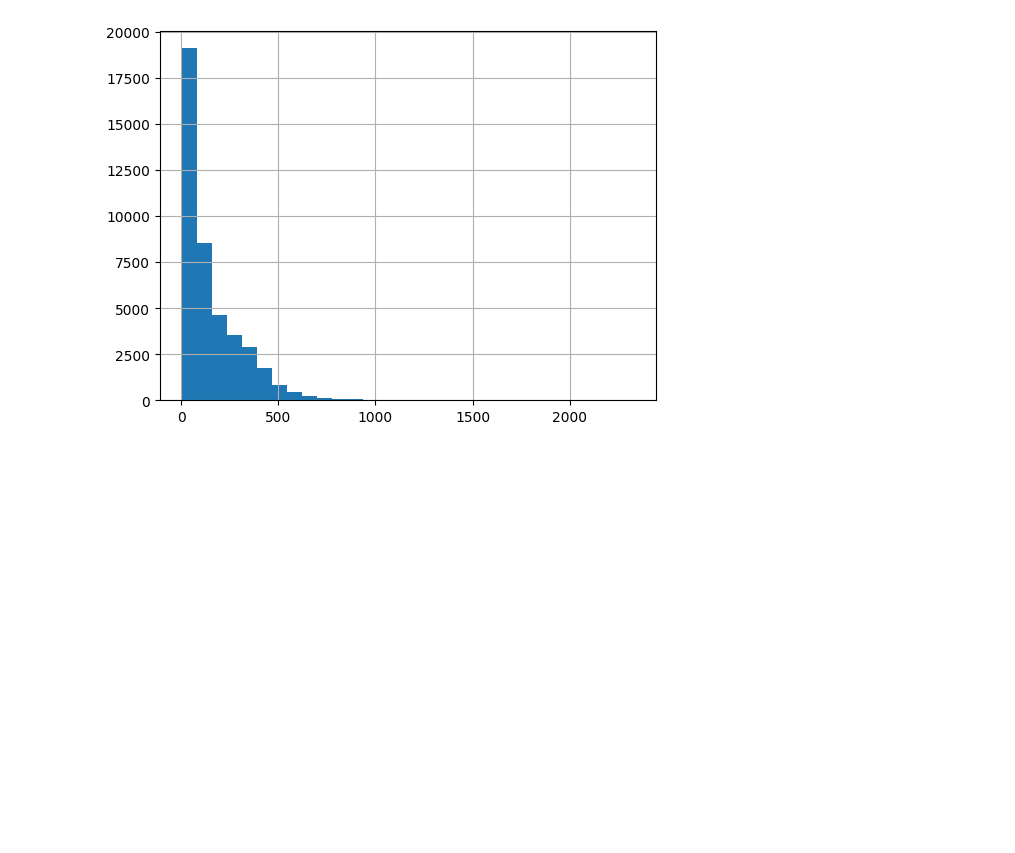
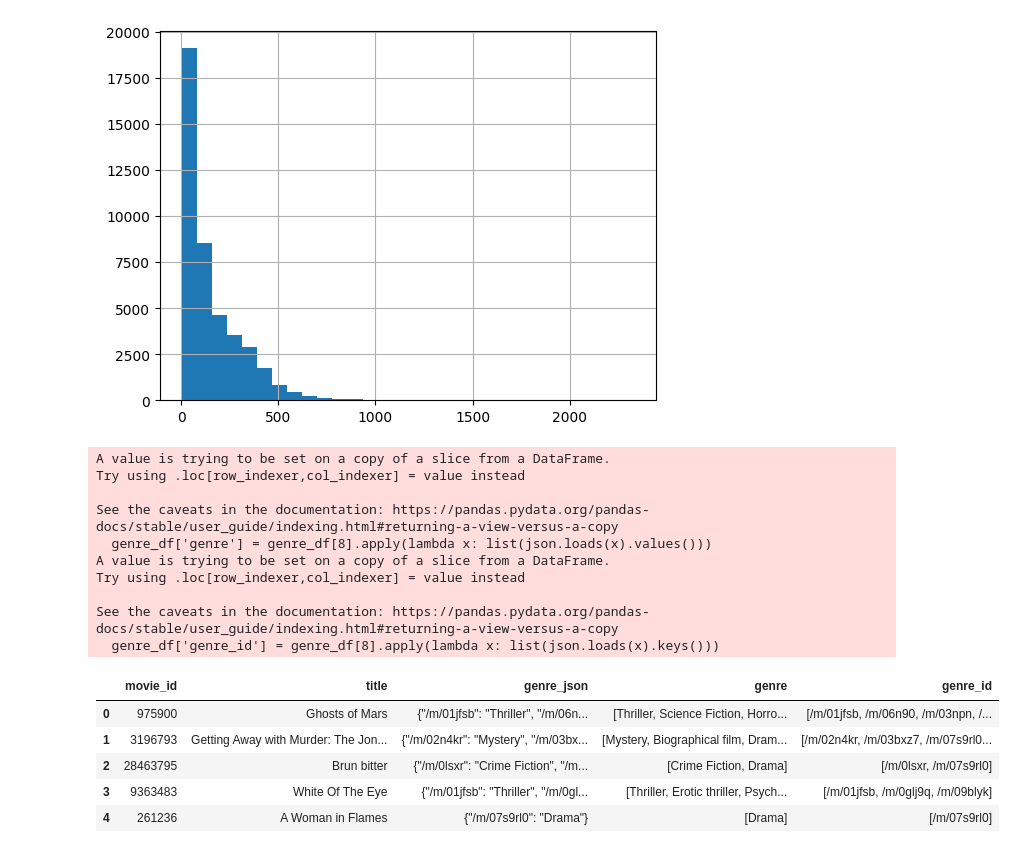
Before and after one commit to MatthiasRemta/NLP_Project, a Jupyter notebook: Cleaning_and_EDA.ipynb, the cells around one changed output. Cells and saved outputs as stored; diff of their text form; code cells hidden in the pictures; blank space fills up the shorter version.

```diff
--- a/Cleaning_and_EDA.ipynb
+++ b/Cleaning_and_EDA.ipynb
@@ -197,3 +199,27 @@ df_plot_summary['1'].str.split().map(lambda x: len(x)).hist(bins=30)
 # %% [output]
 <Axes: >
 [figure]
+# %%
+genre_df = df_movie_metadata[[0,2,8]]
+genre_df['genre'] = genre_df[8].apply(lambda x: list(json.loads(x).values()))
+genre_df['genre_id'] = genre_df[8].apply(lambda x: list(json.loads(x).keys()))
+
+genre_df.columns = ['movie_id','title','genre_json','genre','genre_id']
+genre_df.head()
+# %% [output]
+A value is trying to be set on a copy of a slice from a DataFrame.
+Try using .loc[row_indexer,col_indexer] = value instead
+
+See the caveats in the documentation: https://pandas.pydata.org/pandas-docs/stable/user_guide/indexing.html#returning-a-view-versus-a-copy
+  genre_df['genre'] = genre_df[8].apply(lambda x: list(json.loads(x).values()))
+A value is trying to be set on a copy of a slice from a DataFrame.
+Try using .loc[row_indexer,col_indexer] = value instead
+
+See the caveats in the documentation: https://pandas.pydata.org/pandas-docs/stable/user_guide/indexing.html#returning-a-view-versus-a-copy
+  genre_df['genre_id'] = genre_df[8].apply(lambda x: list(json.loads(x).keys()))
+|  | movie_id | title | genre_json | genre | genre_id |
+| 0 | 975900 | Ghosts of Mars | {"/m/01jfsb": "Thriller", "/m/06n... | [Thriller, Science Fiction, Horro... | [/m/01jfsb, /m/06n90, /m/03npn, /... |
+| 1 | 3196793 | Getting Away with Murder: The Jon... | {"/m/02n4kr": "Mystery", "/m/03bx... | [Mystery, Biographical film, Dram... | [/m/02n4kr, /m/03bxz7, /m/07s9rl0... |
+| 2 | 28463795 | Brun bitter | {"/m/0lsxr": "Crime Fiction", "/m... | [Crime Fiction, Drama] | [/m/0lsxr, /m/07s9rl0] |
+| 3 | 9363483 | White Of The Eye | {"/m/01jfsb": "Thriller", "/m/0gl... | [Thriller, Erotic thriller, Psych... | [/m/01jfsb, /m/0glj9q, /m/09blyk] |
+| 4 | 261236 | A Woman in Flames | {"/m/07s9rl0": "Drama"} | [Drama] | [/m/07s9rl0] |
```
Also changed, not shown: parts of 2 cells of this notebook, 1 other file.
